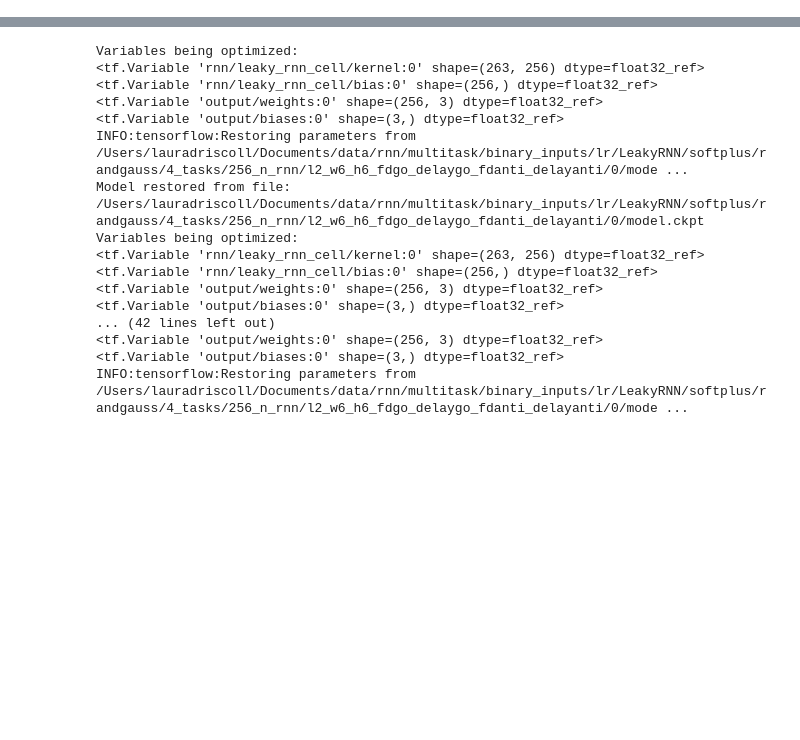
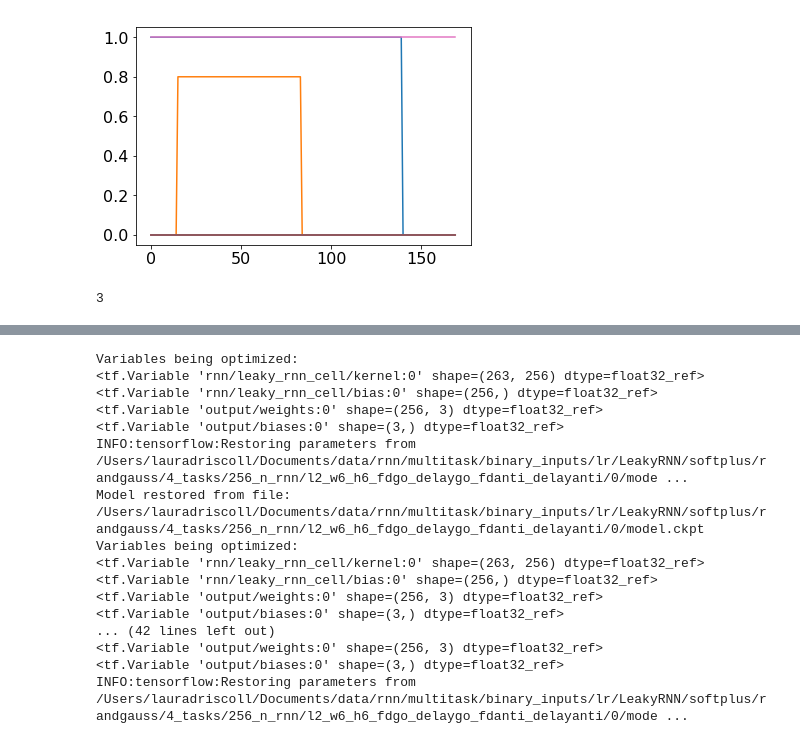
Before and after one commit to lauradriscoll/sophie-nets, a Jupyter notebook: binary_inputs/notebooks/sophie_tutorial_notebook.ipynb, the cells around one changed output, grey strips where cells are left out. Cells and saved outputs as stored; diff of their text form; code cells hidden in the pictures; blank space fills up the shorter version.

```diff
--- a/binary_inputs/notebooks/sophie_tutorial_notebook.ipynb
+++ b/binary_inputs/notebooks/sophie_tutorial_notebook.ipynb
@@ -209,0 +223,10 @@ for ti in range(10):
+# %%
+plt.plot(trial.x[:,0,:])
+plt.show()
+# %% [output]
+[figure, added]
+# %%
+window = np.random.randint(0, 15)
+print(window)
+# %% [output]
+3
```
Also changed, not shown: parts of 14 cells of this notebook, 3 other files.
